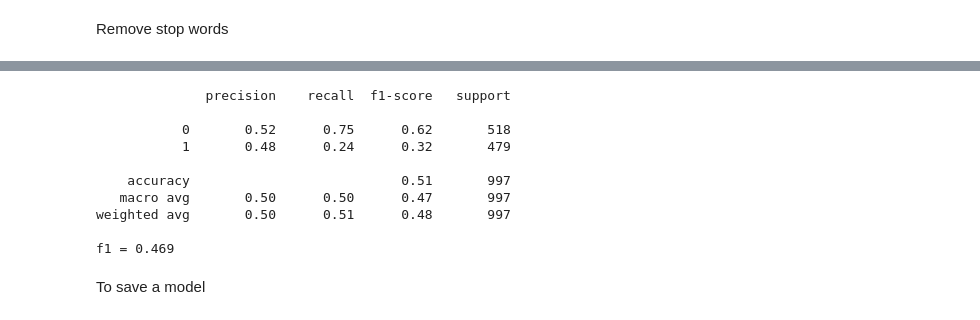
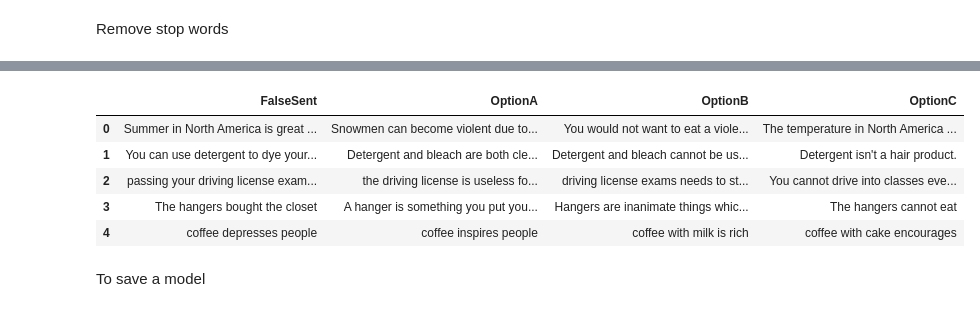
Before and after one commit to elllyyn/ProjectTAR, a Jupyter notebook: Task_B_BERT.ipynb, the cells around one changed output, grey strips where cells are left out. Saved outputs shown, nothing was run; the diff lists cells and outputs as text; code cells hidden in the pictures.

```diff
--- a/Task_B_BERT.ipynb
+++ b/Task_B_BERT.ipynb
@@ -148,14 +424,15 @@ def test_performance(model, x_test, y_test):
+# %%
+X_test.head()
+# %% [output]
+|  | FalseSent | OptionA | OptionB | OptionC |
+| 0 | Summer in North America is great ... | Snowmen can become violent due to... | You would not want to eat a viole... | The temperature in North America ... |
+| 1 | You can use detergent to dye your... | Detergent and bleach are both cle... | Detergent and bleach cannot be us... | Detergent isn't a hair product. |
+| 2 | passing your driving license exam... | the driving license is useless fo... | driving license exams needs to st... | You cannot drive into classes eve... |
+| 3 | The hangers bought the closet | A hanger is something you put you... | Hangers are inanimate things whic... | The hangers cannot eat |
+| 4 | coffee depresses people | coffee inspires people | coffee with milk is rich | coffee with cake encourages |
 # %%
-f1micro, f1macro = test_performance(model_classic, X_test, y_test)
+model.bert_model = 'bert-base-cased'
+
+model_cased = model.fit(X_train_sample, y_train)
+f1macro, f1micro = test_performance(model_cased, X_test, y_test)
 print(f"f1micro = {f1micro:.3f} and "f"f1macro = {f1macro:.3f}")
-# %% [output]
-              precision    recall  f1-score   support
-
-           0       0.52      0.75      0.62       518
-           1       0.48      0.24      0.32       479
-
-    accuracy                           0.51       997
-   macro avg       0.50      0.50      0.47       997
-weighted avg       0.50      0.51      0.48       997
-
-f1 = 0.469
```
Also changed, not shown: parts of 19 cells of this notebook.
